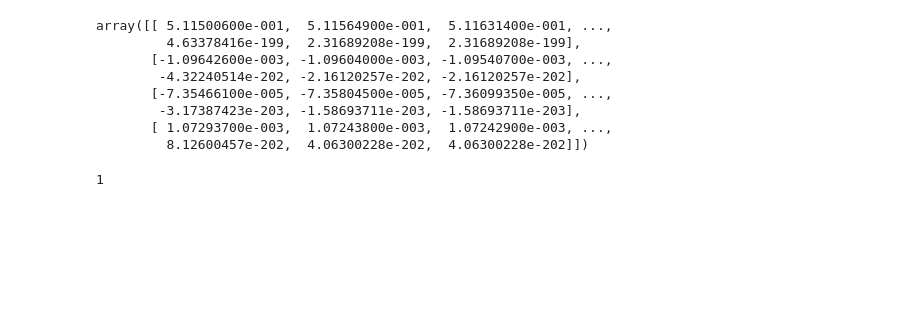
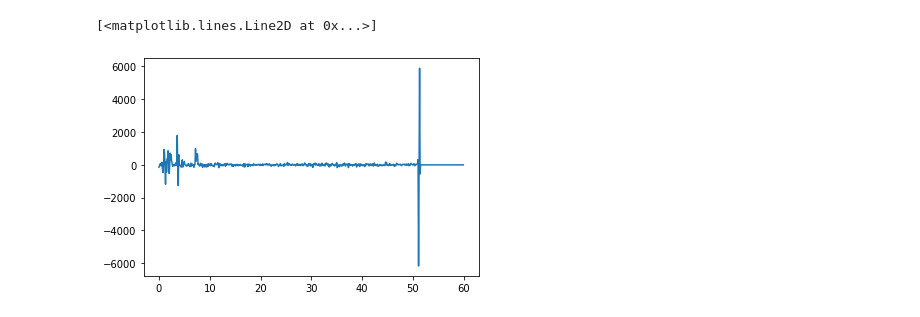
Before and after one commit to cwru-robin/Phys301, a Jupyter notebook: Resistivity/A1.ipynb, the cells around one changed output. Cells and saved outputs as stored; diff of their text form; code cells hidden in the pictures; blank space fills up the shorter version.

```diff
--- a/Resistivity/A1.ipynb
+++ b/Resistivity/A1.ipynb
@@ -90,15 +129,5 @@ len(trail3[0])
-# %%
-trail3
-# %% [output]
-array([[ 5.11500600e-001,  5.11564900e-001,  5.11631400e-001, ...,
-         4.63378416e-199,  2.31689208e-199,  2.31689208e-199],
-       [-1.09642600e-003, -1.09604000e-003, -1.09540700e-003, ...,
-        -4.32240514e-202, -2.16120257e-202, -2.16120257e-202],
-       [-7.35466100e-005, -7.35804500e-005, -7.36099350e-005, ...,
-        -3.17387423e-203, -1.58693711e-203, -1.58693711e-203],
-       [ 1.07293700e-003,  1.07243800e-003,  1.07242900e-003, ...,
-         8.12600457e-202,  4.06300228e-202,  4.06300228e-202]])
-# %%
-print("\ufeff1")
-# %% [output]
-﻿1
+# %%
+plt.plot(xfinerange,splines[2](xfinerange,nu=2))
+# %% [output]
+[<matplotlib.lines.Line2D at 0x...>]
+[figure, added]
```
Also changed, not shown: parts of 8 cells of this notebook.
